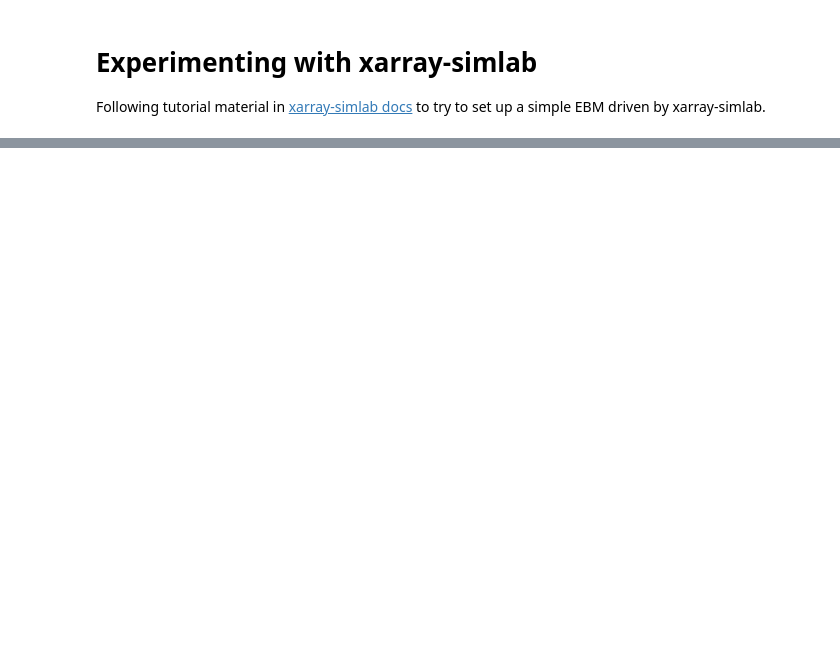
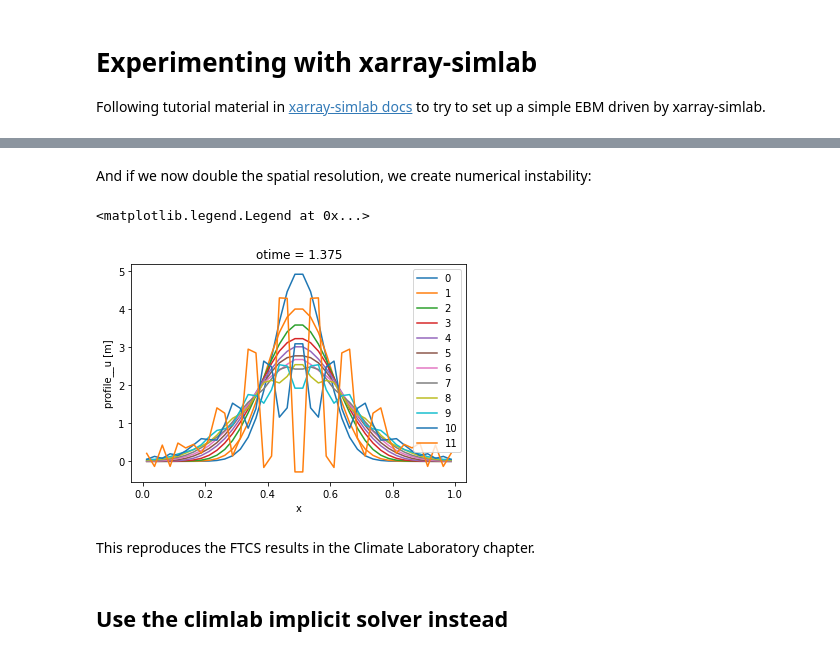
Before and after one commit to brian-rose/future-climlab, a Jupyter notebook: climlab-simlab.ipynb, the cells around one changed output, grey strips where cells are left out. Drawn from its saved outputs; the diff is of its cells as text; code cells hidden in the pictures; blank space fills up the shorter version.

```diff
--- a/climlab-simlab.ipynb
+++ b/climlab-simlab.ipynb
@@ -170,0 +264,32 @@ out_ds.profile__u.plot(col='otime', figsize=(9, 3));
+# %% [markdown]
+And if we now double the spatial resolution, we create numerical instability:
+# %%
+in_ds = xs.create_setup(
+            model=diff_model,
+            clocks={
+               'time': np.linspace(0., num_steps*deltat, num_steps+1),
+               'otime': np.linspace(0., num_steps*deltat, num_steps+1)
+                   },
+            master_clock='time',
+            input_vars={
+                'grid': {'length': 1.0, 'spacing': 0.05/2},
+                'init': {'loc': 0.5, 'std': 0.08},
+                'diffusion__K': 0.01,
+                       },
+            output_vars={
+               'profile__u': 'otime'
+                        }
+            )
+out_ds = in_ds.xsimlab.run(model=diff_model)
+
+fig, ax = plt.subplots()
+for i,otime in enumerate(out_ds.otime):
+    out_ds.profile__u.sel(otime=otime).plot(ax=ax, label=i)
+ax.legend()
+# %% [output]
+<matplotlib.legend.Legend at 0x...>
+[figure, added]
+# %% [markdown]
+This reproduces the FTCS results in the Climate Laboratory chapter.
+# %% [markdown]
+## Use the climlab implicit solver instead
```
Also changed, not shown: parts of 25 cells of this notebook, 1 other file.
